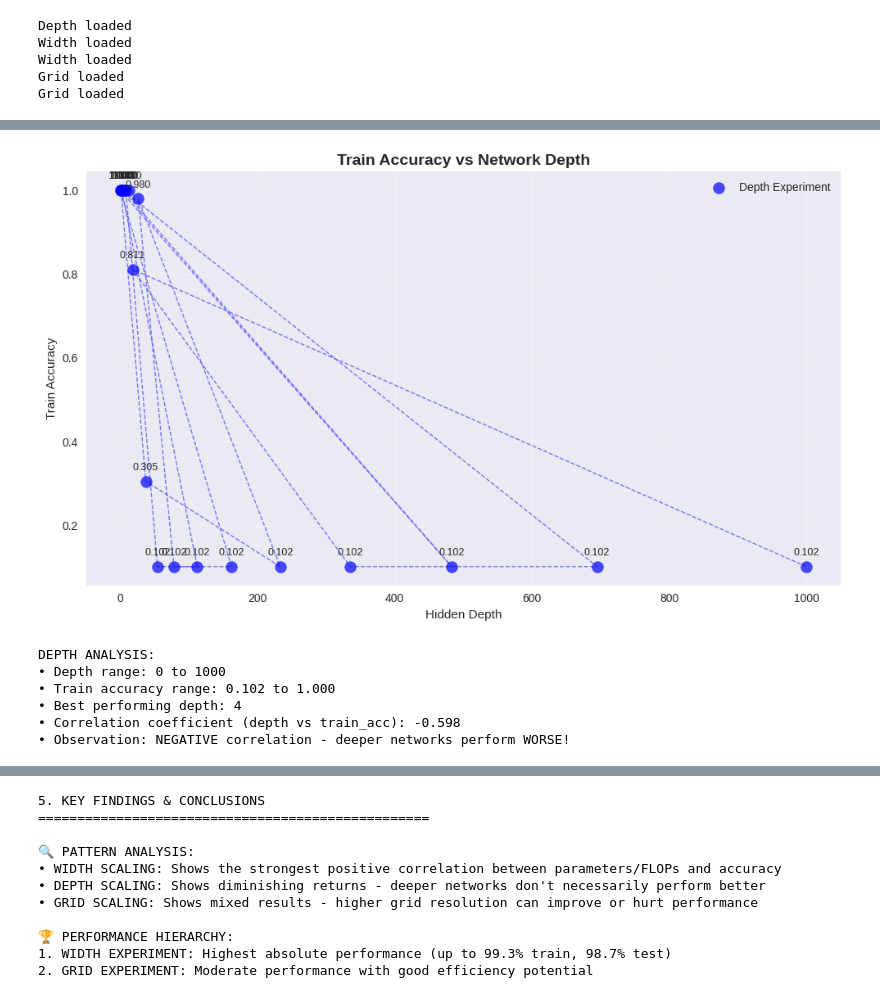
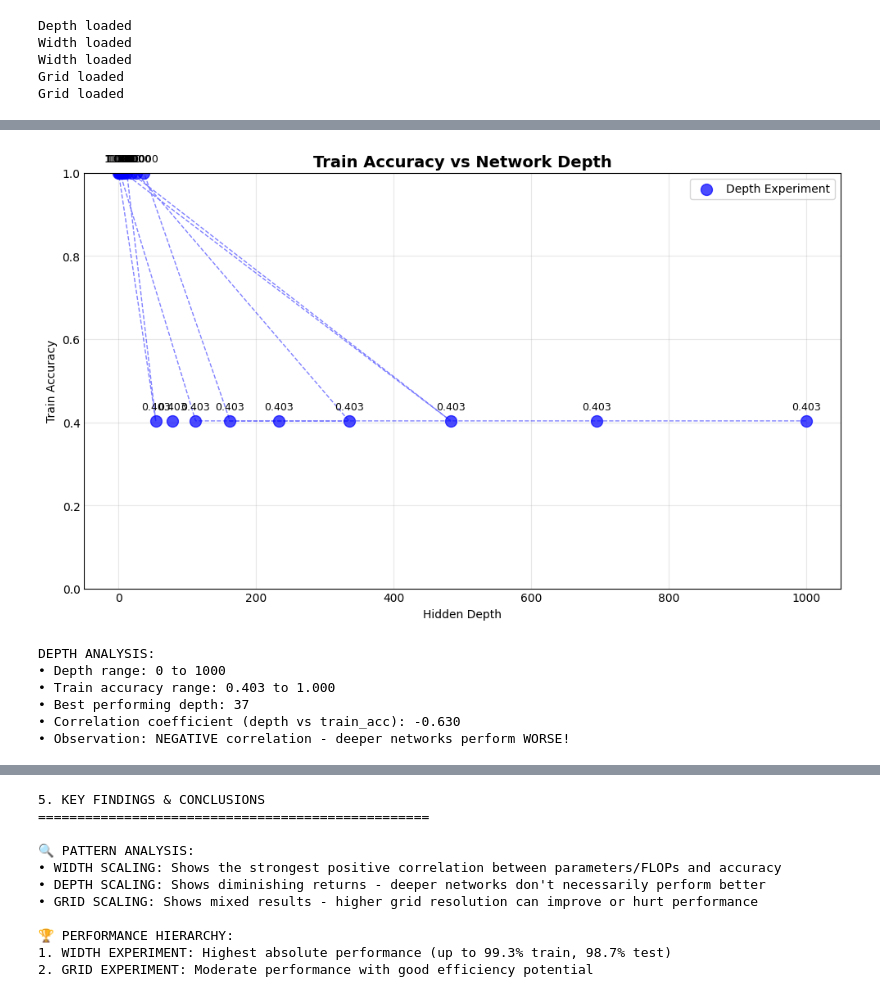
Before and after one commit to lniehaus/pykan, a Jupyter notebook: tutorials/Experiments/trainer/notebooks/depth_width_grid.ipynb, the cells around one changed output, grey strips where cells are left out. Cells and saved outputs as stored; diff of their text form; code cells hidden in the pictures.

Commit message:
change plot style

```diff
--- a/tutorials/Experiments/trainer/notebooks/depth_width_grid.ipynb
+++ b/tutorials/Experiments/trainer/notebooks/depth_width_grid.ipynb
@@ -275,5 +275,5 @@ def set_experiment_paths(experiment_name_pattern, mlruns_path="../mlruns"):
 # Example usage:
 # experiment_path_depth, experiment_path_width, experiment_path_grid = set_experiment_paths("depth_width_grid_42")
 
-experiment_path_depth, experiment_path_width, experiment_path_grid = set_experiment_paths("depth_width_grid_64")
+experiment_path_depth, experiment_path_width, experiment_path_grid = set_experiment_paths("depth_width_grid_62")
 # %% [output]
@@ -498,5 +498,8 @@ else:
 # %%
 import matplotlib.pyplot as plt
 import seaborn as sns
-plt.style.use('seaborn-v0_8')
+# plt.style.use('seaborn-v0_8')
+# plt.style.use('seaborn-v0_8-poster')
+plt.style.use('seaborn-v0_8-colorblind')
+# plt.style.use('_mpl-gallery')
 plt.rcParams['figure.figsize'] = (12, 8)
@@ -717,39 +800,40 @@ plt.plot(df_depth['hidden_depth'], df_depth['train_acc'],
          color='blue', alpha=0.5, linestyle='--', linewidth=1)
 plt.xlabel('Hidden Depth')
 plt.ylabel('Train Accuracy')
 plt.title('Train Accuracy vs Network Depth', fontsize=14, fontweight='bold')
+plt.ylim(0, 1)
 plt.grid(True, alpha=0.3)
 plt.legend()
 
 # Add annotations for each point
 for idx, row in df_depth.iterrows():
     plt.annotate(f'{row["train_acc"]:.3f}',
                 (row['hidden_depth'], row['train_acc']),
                 textcoords="offset points",
                 xytext=(0,10),
                 ha='center',
                 fontsize=9)
 
 plt.tight_layout()
 plt.show()
 
 # Print some insights about the depth relationship
 print("DEPTH ANALYSIS:")
 print(f"• Depth range: {df_depth['hidden_depth'].min()} to {df_depth['hidden_depth'].max()}")
 print(f"• Train accuracy range: {df_depth['train_acc'].min():.3f} to {df_depth['train_acc'].max():.3f}")
 print(f"• Best performing depth: {df_depth.loc[df_depth['train_acc'].idxmax(), 'hidden_depth']}")
 print(f"• Correlation coefficient (depth vs train_acc): {df_depth['hidden_depth'].corr(df_depth['train_acc']):.3f}")
 if df_depth['hidden_depth'].corr(df_depth['train_acc']) < 0:
     print("• Observation: NEGATIVE correlation - deeper networks perform WORSE!")
 else:
     print("• Observation: Positive correlation - deeper networks perform better")
 # %% [output]
-[figure, old version]
+[figure, new version]
 DEPTH ANALYSIS:
 • Depth range: 0 to 1000
-• Train accuracy range: 0.102 to 1.000
-• Best performing depth: 4
-• Correlation coefficient (depth vs train_acc): -0.598
+• Train accuracy range: 0.403 to 1.000
+• Best performing depth: 37
+• Correlation coefficient (depth vs train_acc): -0.630
 • Observation: NEGATIVE correlation - deeper networks perform WORSE!
 # %%
 # Comprehensive Analysis and Comparison
```
Also changed, not shown: parts of 10 cells of this notebook.
